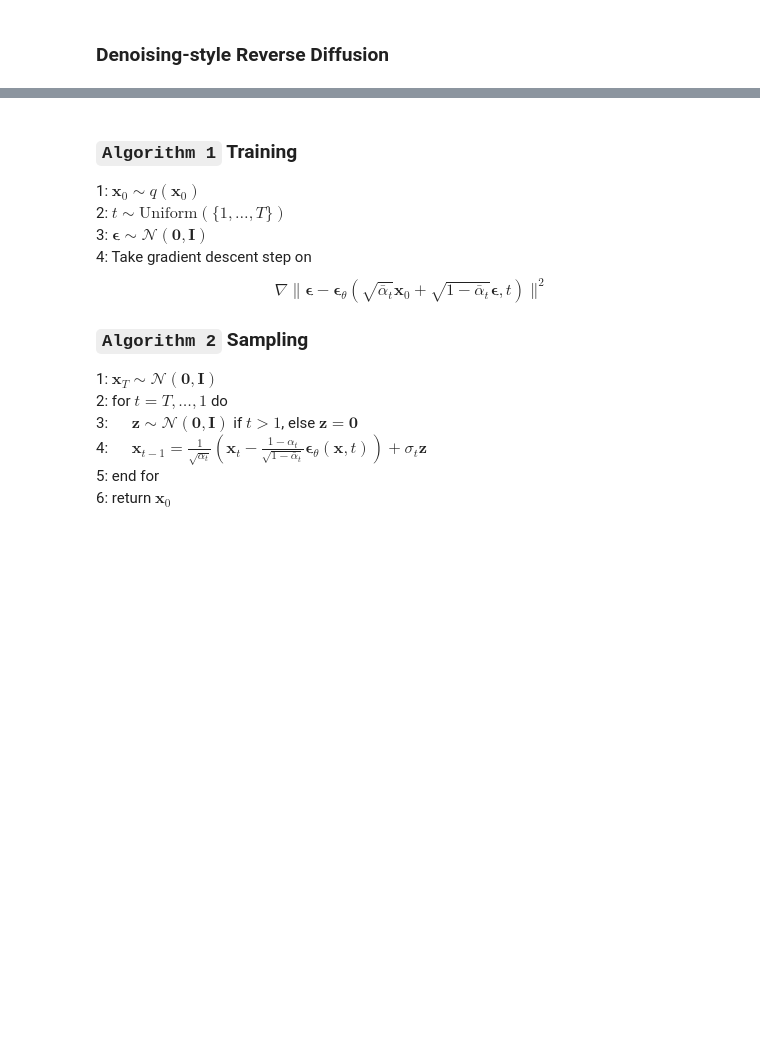
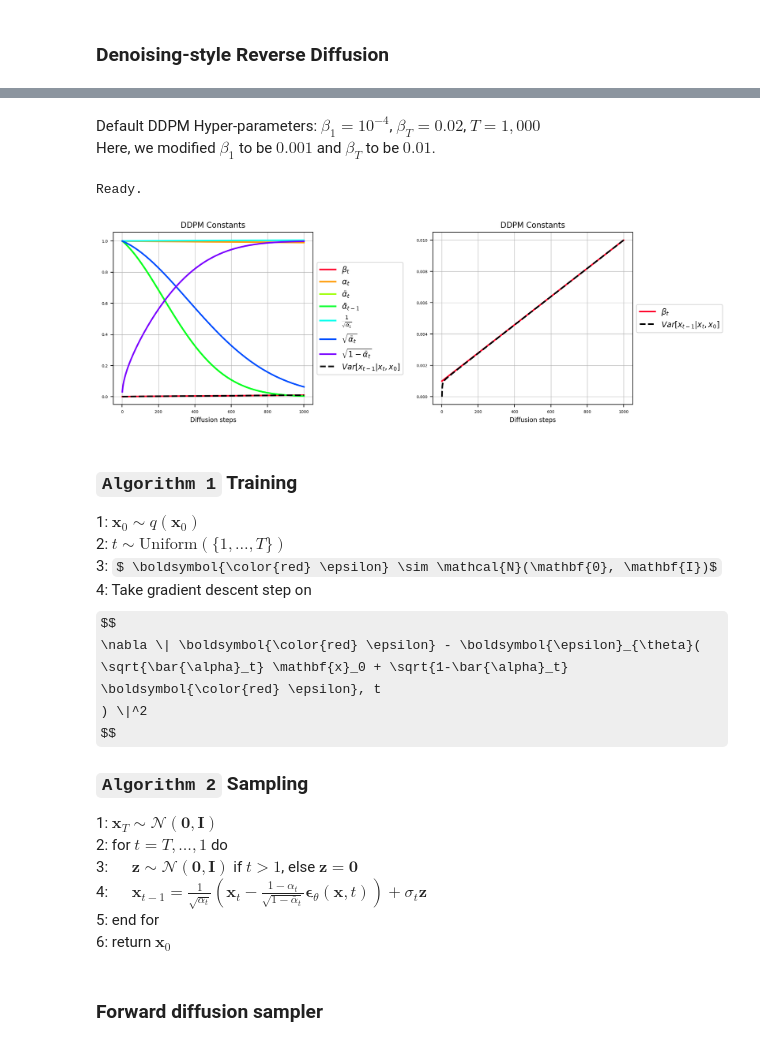
Before and after one commit to sjchoi86/yet-another-diffusion-models, a Jupyter notebook: code/demo_reverse_diffusion.ipynb, the cells around one changed output, grey strips where cells are left out. Saved outputs shown, nothing was run; the diff lists cells and outputs as text; code cells hidden in the pictures; some formulas as TeX source; blank space fills up the shorter version.

Commit message:
Added DDPM constants

```diff
--- a/code/demo_reverse_diffusion.ipynb
+++ b/code/demo_reverse_diffusion.ipynb
@@ -2,0 +16,14 @@
+# %%
+def np2torch(x_np,dtype=torch.float32,device='cpu'):
+    x_torch = torch.tensor(x_np,dtype=dtype,device=device)
+    return x_torch
+def torch2np(x_torch):
+    x_np = x_torch.detach().cpu().numpy() # ndarray
+    return x_np
+def gather_and_reshape(values,steps,x_shape):
+    values_gather = torch.gather(input=values,dim=-1,index=steps.cpu())
+    n_batch = steps.shape[0]
+    out_shape = (n_batch,) + ((1,)*(len(x_shape)-1))
+    values_gather_reshape = values_gather.reshape(shape=out_shape)
+    return values_gather_reshape.to(steps.device)
+print ("Ready")
@@ -3,12 +49,56 @@
+# %% [markdown]
+Default DDPM Hyper-parameters:
+$\beta_1 = 10^{-4}$, $\beta_T = 0.02$, $T=1,000$ \
+Here, we modified $\beta_1$ to be $0.001$ and $\beta_T$ to be $0.01$.
+# %%
+# Precompute some constants for DDPM
+dc = {}
+dc['T'] = 1000
+dc['betas'] = torch.linspace(start=0.001,end=0.01,steps=dc['T']) # [T]
+dc['alphas'] = 1.0 - dc['betas'] # [T]
+dc['alphas_bar'] = torch.cumprod(dc['alphas'],axis=0) # [T]
+dc['alphas_bar_prev'] = torch.nn.functional.pad(dc['alphas_bar'][:-1],pad=(1,0),value=1.0) # [T]
+dc['sqrt_recip_alphas'] = torch.sqrt(1.0/dc['alphas']) # [T]
+dc['sqrt_alphas_bar'] = torch.sqrt(dc['alphas_bar']) # [T]
+dc['sqrt_one_minus_alphas_bar'] = torch.sqrt(1.0-dc['alphas_bar']) # [T]
+dc['posterior_variance'] = dc['betas']*(1.0-dc['alphas_bar_prev'])/(1.0-dc['alphas_bar']) # [T]
+print ("Ready.")
+# Plot
+ts = np.linspace(start=1,stop=dc['T'],num=dc['T'])
+cs = [plt.cm.gist_rainbow(x) for x in np.linspace(0,1,8)]
+lw = 2 # linewidth
+plt.figure(figsize=(12,4))
+plt.subplot(1,2,1)
+plt.plot(ts,torch2np(dc['betas']),color=cs[0],label=r'$\beta_t$',lw=lw)
+plt.plot(ts,torch2np(dc['alphas']),color=cs[1],label=r'$\alpha_t$',lw=lw)
+plt.plot(ts,torch2np(dc['alphas_bar']),color=cs[2],label=r'$\bar{\alpha}_t$',lw=lw)
+plt.plot(ts,torch2np(dc['alphas_bar_prev']),color=cs[3],label=r'$\bar{\alpha}_{t-1}$',lw=lw)
+plt.plot(ts,torch2np(dc['sqrt_recip_alphas']),color=cs[4],label=r'$\frac{1}{\sqrt{\alpha_t}}$',lw=lw)
+plt.plot(ts,torch2np(dc['sqrt_alphas_bar']),color=cs[5],label=r'$\sqrt{\bar{\alpha}_t}$',lw=lw)
+plt.plot(ts,torch2np(dc['sqrt_one_minus_alphas_bar']),color=cs[6],label=r'$\sqrt{1-\bar{\alpha}_t}$',lw=lw)
+plt.plot(ts,torch2np(dc['posterior_variance']),'--',color='k',label=r'$ Var[x_{t-1}|x_t,x_0] $',lw=lw)
+plt.xlabel('Diffusion steps',fontsize=8)
+plt.legend(fontsize=10,loc='center left',bbox_to_anchor=(1,0.5))
+plt.title('DDPM Constants',fontsize=10); plt.grid(lw=0.5);
+plt.subplot(1,2,2)
+plt.plot(ts,torch2np(dc['betas']),color=cs[0],label=r'$\beta_t$',lw=lw)
+plt.plot(ts,torch2np(dc['posterior_variance']),'--',color='k',label=r'$ Var[x_{t-1}|x_t,x_0] $',lw=lw)
+plt.xlabel('Diffusion steps',fontsize=8)
+plt.legend(fontsize=10,loc='center left',bbox_to_anchor=(1,0.5))
+plt.title('DDPM Constants',fontsize=10); plt.grid(lw=0.5);
+plt.subplots_adjust(wspace=0.6); plt.show()
+# %% [output]
+Ready.
+[figure, added]
 # %% [markdown]
 ### `Algorithm 1` Training
 1: $\mathbf{x}_0 \sim q( \mathbf{x}_0 )$ \
 2: $t \sim \text{Uniform}(\{ 1, \ldots, T \})$ \
-3: $ \boldsymbol{\epsilon} \sim \mathcal{N}(\mathbf{0}, \mathbf{I})$ \
+3: $ \boldsymbol{\color{red} \epsilon} \sim \mathcal{N}(\mathbf{0}, \mathbf{I})$ \
 4: Take gradient descent step on
 $$
-    \nabla \| \boldsymbol{\epsilon} - \boldsymbol{\epsilon}_{\theta}(
-        \sqrt{\bar{\alpha}_t} \mathbf{x}_0 + \sqrt{1-\bar{\alpha}_t} \boldsymbol{\epsilon}, t
+    \nabla \| \boldsymbol{\color{red} \epsilon} - \boldsymbol{\epsilon}_{\theta}(
+        \sqrt{\bar{\alpha}_t} \mathbf{x}_0 + \sqrt{1-\bar{\alpha}_t} \boldsymbol{\color{red} \epsilon}, t
         ) \|^2
 $$
 
@@ -25,3 +115,5 @@ $$
     $ \
 5: end for \
 6: return $\mathbf{x}_0$
+# %% [markdown]
+### Forward diffusion sampler
```
Also changed, not shown: parts of 5 cells of this notebook.
